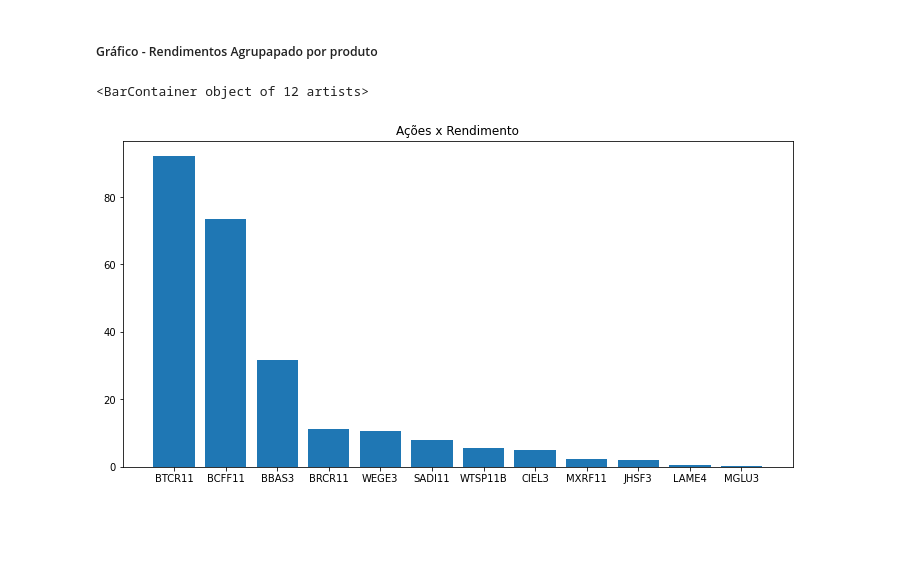
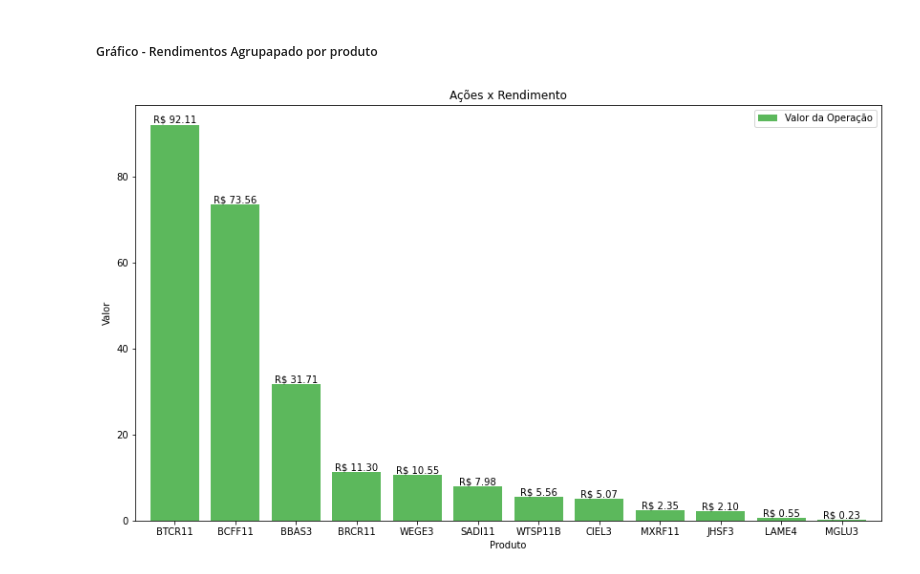
Before and after one commit to CarmoPJunior/Python-Estudos, a Jupyter notebook: analise_B3_Panda/Untitled.ipynb, the cells around one changed output. Drawn from its saved outputs; the diff is of its cells as text; code cells hidden in the pictures; blank space fills up the shorter version.

```diff
--- a/analise_B3_Panda/Untitled.ipynb
+++ b/analise_B3_Panda/Untitled.ipynb
@@ -224,12 +219,12 @@ df_por_produto
 # %%
 df_por_produto = df_por_produto.sort_values(['Valor da Operação'], ascending=False)
 
-eixoX = df_por_produto.index
-eixoY = df_por_produto['Valor da Operação']
+colors = ['#5cb85c', '#5bc0de', '#d9534f']
 
-plt.figure(figsize=(12,6))
-plt.title('Ações x Rendimento')
-plt.bar(eixoX, eixoY)
+# plot with annotations is probably easier
+p1 = df_por_produto.plot(kind='bar', color=colors, figsize=(14, 8), rot=0, width=0.8, ylabel='Valor', title="Ações x Rendimento")
+
+for p in p1.containers:
+    p1.bar_label(p, fmt='R$ %.2f', label_type='edge')
 # %% [output]
-<BarContainer object of 12 artists>
-[figure, old version]
+[figure, new version]
```
Also changed, not shown: parts of 3 cells of this notebook.
